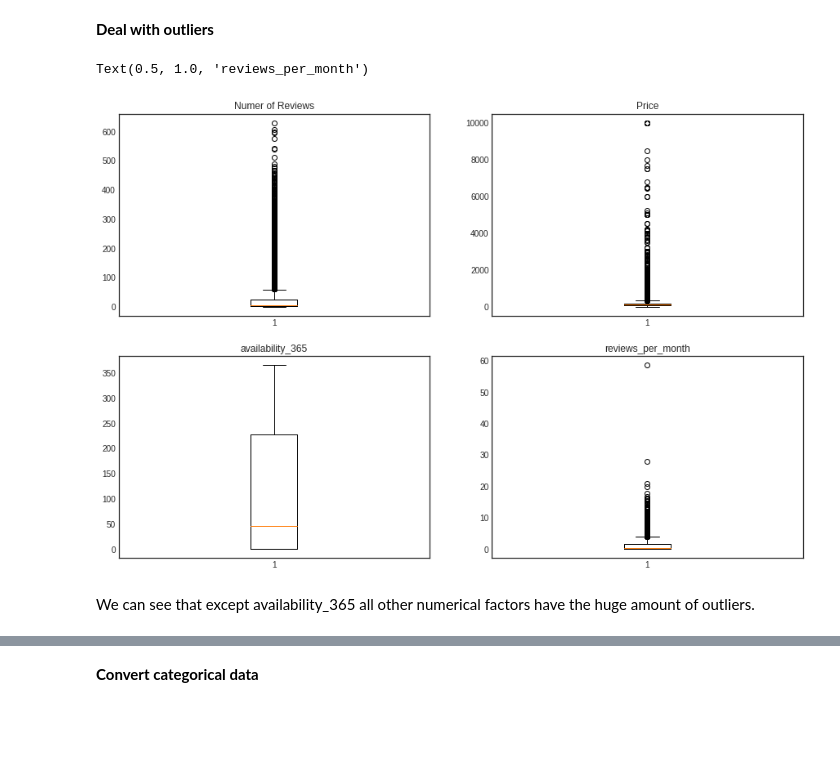
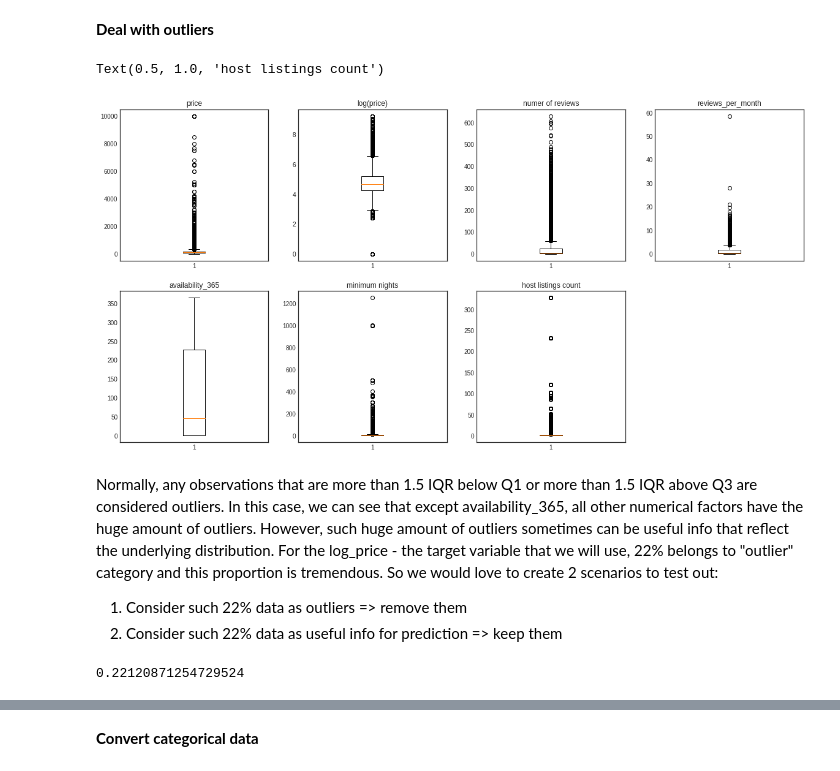
Before and after one commit to nguyen-nhat-mai/ensemble_project, a Jupyter notebook: Airbnb_Price_Prediction.ipynb, the cells around one changed output, grey strips where cells are left out. Cells and saved outputs as stored; diff of their text form; code cells hidden in the pictures; blank space fills up the shorter version.

Commit message:
update handling outliers, feature importance

```diff
--- a/Airbnb_Price_Prediction.ipynb
+++ b/Airbnb_Price_Prediction.ipynb
@@ -318,9 +325,11 @@ plt.show()
 # %% [markdown]
 **Deal with missing values**
 # %%
-# impute the null values in reviews_per_month with zero
+# impute the null values in reviews_per_month and log__review_per_month with zero
 df['reviews_per_month'].fillna(value=0, inplace=True)
 print('Reviews_per_month column with null values:',df['reviews_per_month'].isnull().sum(), sep = '\n')
+df['log_reviews_per_month'].fillna(value=0, inplace=True)
+print('Log_Reviews_per_month column with null values:',df['log_reviews_per_month'].isnull().sum(), sep = '\n')
 # %% [output]
 Reviews_per_month column with null values:
 0
@@ -339,24 +351,37 @@ df.head()
 **Deal with outliers**
 # %%
 # visualize data and check outliers
-plt.figure(figsize = (15, 10))
+plt.figure(figsize = (20, 10))
 plt.style.use('seaborn-white')
-ax=plt.subplot(221)
+ax=plt.subplot(241)
+plt.boxplot(df['price'])
+ax.set_title('price')
+ax=plt.subplot(242)
+plt.boxplot(df['log_price'])
+ax.set_title('log(price)')
+ax=plt.subplot(243)
 plt.boxplot(df['number_of_reviews'])
-ax.set_title('Numer of Reviews')
-ax=plt.subplot(222)
-plt.boxplot(df['price'])
-ax.set_title('Price')
-ax=plt.subplot(223)
+ax.set_title('numer of reviews')
+ax=plt.subplot(244)
+plt.boxplot(df['reviews_per_month'])
+ax.set_title('reviews_per_month')
+ax=plt.subplot(245)
 plt.boxplot(df['availability_365'])
 ax.set_title('availability_365')
-ax=plt.subplot(224)
-plt.boxplot(df['reviews_per_month'])
-ax.set_title('reviews_per_month')
+ax=plt.subplot(246)
+plt.boxplot(df['minimum_nights'])
+ax.set_title('minimum nights')
+ax=plt.subplot(247)
+plt.boxplot(df['calculated_host_listings_count'])
+ax.set_title('host listings count')
 # %% [output]
-Text(0.5, 1.0, 'reviews_per_month')
+Text(0.5, 1.0, 'host listings count')
-[figure, old version]
+[figure, new version]
-# %% [markdown]
-We can see that except availability_365 all other numerical factors have the huge amount of outliers.
+# %% [markdown]
+Normally, any observations that are more than 1.5 IQR below Q1 or more than 1.5 IQR above Q3 are considered outliers. In this case, we can see that except availability_365, all other numerical factors have the huge amount of outliers. However, such huge amount of outliers sometimes can be useful info that reflect the underlying distribution. For the log_price - the target variable that we will use, 22% belongs to "outlier" category and this proportion is tremendous. So we would love to create 2 scenarios to test out:
+
+
+1.   Consider such 22% data as outliers => remove them
+2.  Consider such 22% data as useful info for prediction => keep them
 # %%
 # remove outliers
@@ -380,2 +405,7 @@ df_new = df2.loc[filter]
+# %%
+# check % data removed
+1-len(df_wo_outlier)/len(df)
+# %% [output]
+0.22120871254729524
 # %%
 # check outliers again
```
Also changed, not shown: parts of 43 cells of this notebook.
